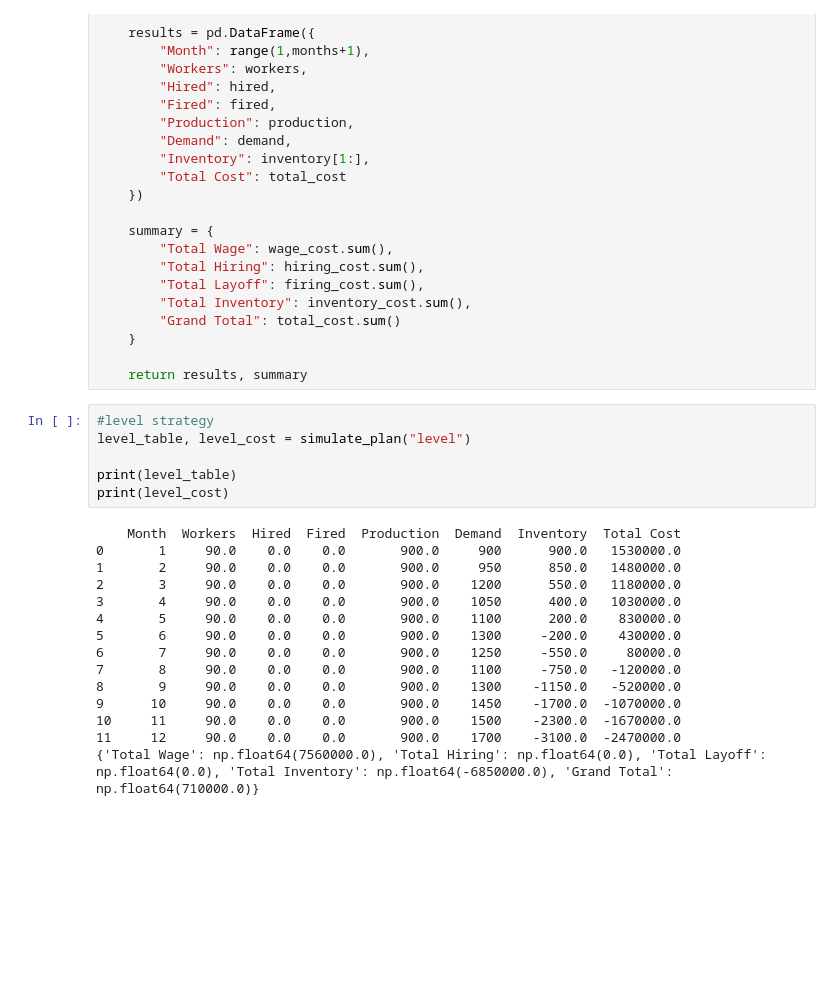
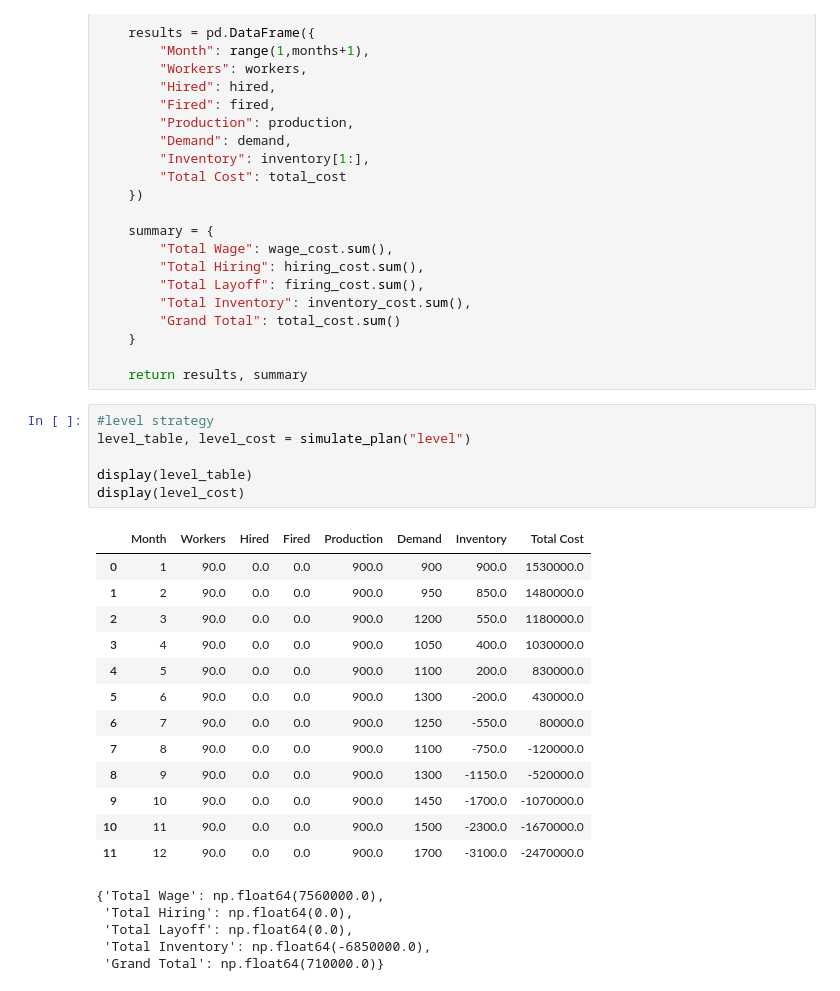
Before and after one commit to amathie5/PPS-Project-, a Jupyter notebook: pps_project_v1.ipynb, the cells around one changed output. Cells and saved outputs as stored; diff of their text form; blank space fills up the shorter version.

```diff
--- a/pps_project_v1.ipynb
+++ b/pps_project_v1.ipynb
@@ -123,24 +123,28 @@ def simulate_plan(strategy):
 # %%
 #level strategy
 level_table, level_cost = simulate_plan("level")
 
-print(level_table)
-print(level_cost)
+display(level_table)
+display(level_cost)
 # %% [output]
+|  | Month | Workers | Hired | Fired | Production | Demand | Inventory | Total Cost |
+| 0 | 1 | 90.0 | 0.0 | 0.0 | 900.0 | 900 | 900.0 | 1530000.0 |
+| 1 | 2 | 90.0 | 0.0 | 0.0 | 900.0 | 950 | 850.0 | 1480000.0 |
+| 2 | 3 | 90.0 | 0.0 | 0.0 | 900.0 | 1200 | 550.0 | 1180000.0 |
+| 3 | 4 | 90.0 | 0.0 | 0.0 | 900.0 | 1050 | 400.0 | 1030000.0 |
+| 4 | 5 | 90.0 | 0.0 | 0.0 | 900.0 | 1100 | 200.0 | 830000.0 |
+| 5 | 6 | 90.0 | 0.0 | 0.0 | 900.0 | 1300 | -200.0 | 430000.0 |
+| 6 | 7 | 90.0 | 0.0 | 0.0 | 900.0 | 1250 | -550.0 | 80000.0 |
+| 7 | 8 | 90.0 | 0.0 | 0.0 | 900.0 | 1100 | -750.0 | -120000.0 |
+| 8 | 9 | 90.0 | 0.0 | 0.0 | 900.0 | 1300 | -1150.0 | -520000.0 |
+| 9 | 10 | 90.0 | 0.0 | 0.0 | 900.0 | 1450 | -1700.0 | -1070000.0 |
+| 10 | 11 | 90.0 | 0.0 | 0.0 | 900.0 | 1500 | -2300.0 | -1670000.0 |
+| 11 | 12 | 90.0 | 0.0 | 0.0 | 900.0 | 1700 | -3100.0 | -2470000.0 |
-    Month  Workers  Hired  Fired  Production  Demand  Inventory  Total Cost
-0       1     90.0    0.0    0.0       900.0     900      900.0   1530000.0
-1       2     90.0    0.0    0.0       900.0     950      850.0   1480000.0
-2       3     90.0    0.0    0.0       900.0    1200      550.0   1180000.0
-3       4     90.0    0.0    0.0       900.0    1050      400.0   1030000.0
-4       5     90.0    0.0    0.0       900.0    1100      200.0    830000.0
-5       6     90.0    0.0    0.0       900.0    1300     -200.0    430000.0
-6       7     90.0    0.0    0.0       900.0    1250     -550.0     80000.0
-7       8     90.0    0.0    0.0       900.0    1100     -750.0   -120000.0
-8       9     90.0    0.0    0.0       900.0    1300    -1150.0   -520000.0
-9      10     90.0    0.0    0.0       900.0    1450    -1700.0  -1070000.0
-10     11     90.0    0.0    0.0       900.0    1500    -2300.0  -1670000.0
-11     12     90.0    0.0    0.0       900.0    1700    -3100.0  -2470000.0
-{'Total Wage': np.float64(7560000.0), 'Total Hiring': np.float64(0.0), 'Total Layoff': np.float64(0.0), 'Total Inventory': np.float64(-6850000.0), 'Grand Total': np.float64(710000.0)}
+{'Total Wage': np.float64(7560000.0),
+ 'Total Hiring': np.float64(0.0),
+ 'Total Layoff': np.float64(0.0),
+ 'Total Inventory': np.float64(-6850000.0),
+ 'Grand Total': np.float64(710000.0)}
 # %%
 chase_table, chase_cost = simulate_plan("chase")
 
```
Also changed, not shown: parts of 2 cells of this notebook.
